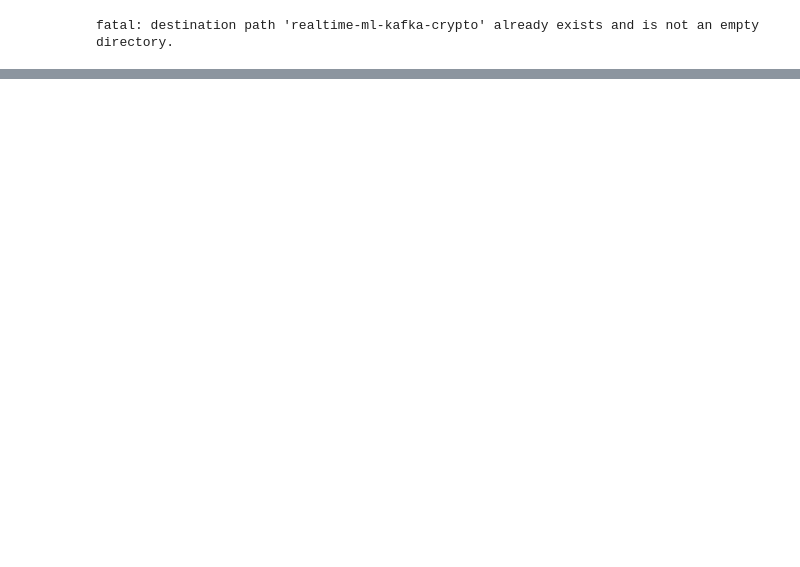
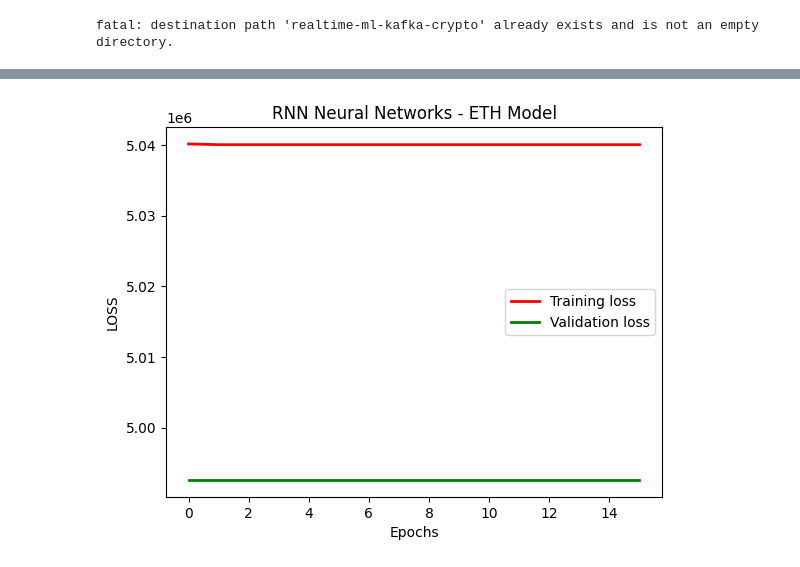
Before and after one commit to kimteespk/realtime-ml-crypto-with-offline-pred-as-attr, a Jupyter notebook: offline_model.ipynb, the cells around one changed output, grey strips where cells are left out. Drawn from its saved outputs; the diff is of its cells as text; code cells hidden in the pictures; blank space fills up the shorter version.

Commit message:
offline model

```diff
--- a/offline_model.ipynb
+++ b/offline_model.ipynb
@@ -80,0 +25,20 @@ timestamp
+# %%
+df_eth = get_ccxt_data('ETHUSDT', tf= '1m').set_index('timestamp')
+df_bnb = get_ccxt_data('BNBUSDT', tf= '1m').set_index('timestamp')
+
+df_eth['close'] = df_eth['close'].shift(-3)
+df_bnb['close'] = df_bnb['close'].shift(-3)
+
+df_eth.dropna(inplace= True)
+df_bnb.dropna(inplace= True)
+
+eth_x = df_eth.drop(['close'], axis= 'columns')
+eth_y = pd.DataFrame(df_eth['close'])
+# %%
+# eth_x = eth_x.dropna()
+# eth_y = eth_y.dropna()
+
+train_size = int(len(eth_x) * 0.8)
+test_size =int(len(eth_x) - train_size)
+print('Train size :', train_size)
+print('Test size :', test_size)
@@ -81,12 +48,11 @@ timestamp
 # %%
-eth_x = eth_x.dropna()
-eth_y = eth_y.dropna()
+# eth_x = eth_x.dropna()
+# eth_y = eth_y.dropna()
 
-import sklearn
-from sklearn.model_selection import train_test_split
 
-X_train = eth_x[100000:]
-X_test = eth_x[:100000]
 
-y_train = eth_y[100000:]
-y_test = eth_y[:100000]
+X_train = eth_x[:train_size]
+X_test = eth_x[train_size:]
+
+y_train = eth_y[:train_size]
+y_test = eth_y[train_size:]
@@ -114,10 +71,10 @@ def normalise_zero_base(continuous):
         print("Error: Indexing issue. Check the size of your NumPy array.")
         return continuous
 # %%
-X_train = normalise_zero_base(X_train)
-X_test = normalise_zero_base(X_test)
-y_train = normalise_zero_base(y_train)
-y_test = normalise_zero_base(y_test)
+# X_train = normalise_zero_base(X_train)
+# X_test = normalise_zero_base(X_test)
+# y_train = normalise_zero_base(y_train)
+# y_test = normalise_zero_base(y_test)
 # %%
 import numpy as np
 X_train = np.expand_dims(X_train, axis=1)
@@ -223,13 +177,15 @@ plt.show()
 # %%
 # Plot the training and validation loss
 
 plt.plot(modelfit.history['loss'], 'r', linewidth=2, label='Training loss')
 plt.plot(modelfit.history['val_loss'], 'g', linewidth=2, label='Validation loss')
 plt.title('RNN Neural Networks - ETH Model')
 plt.xlabel('Epochs')
-plt.ylabel('MSE')
+plt.ylabel('LOSS')
 plt.legend()  # Add a legend to identify the lines
 plt.show()
+# %% [output]
+[figure, added]
 # %%
 import tensorflow as tf
 model = tf.keras.models.load_model(checkpoint_filepath)
```
Also changed, not shown: parts of 22 cells of this notebook, 1 other file.
